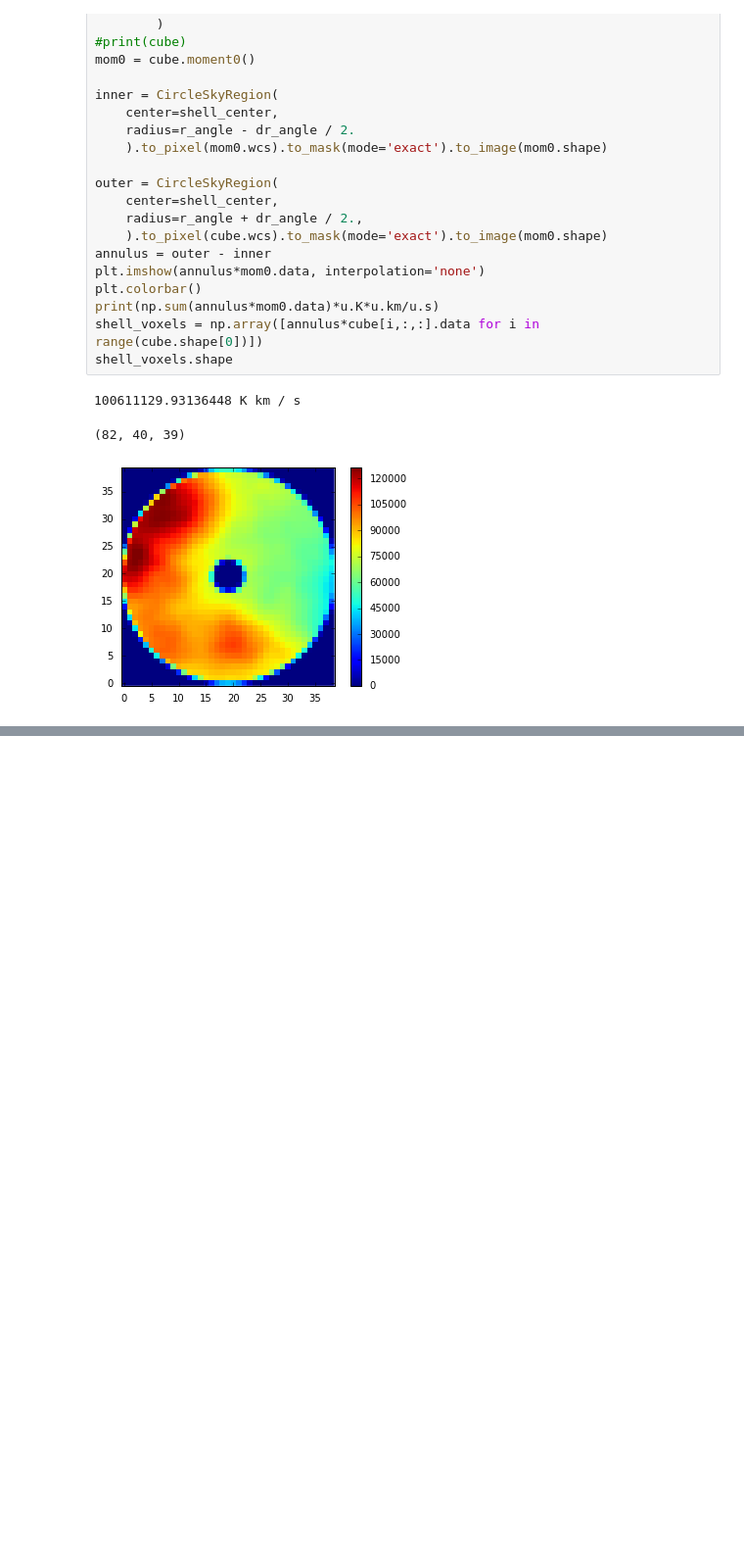
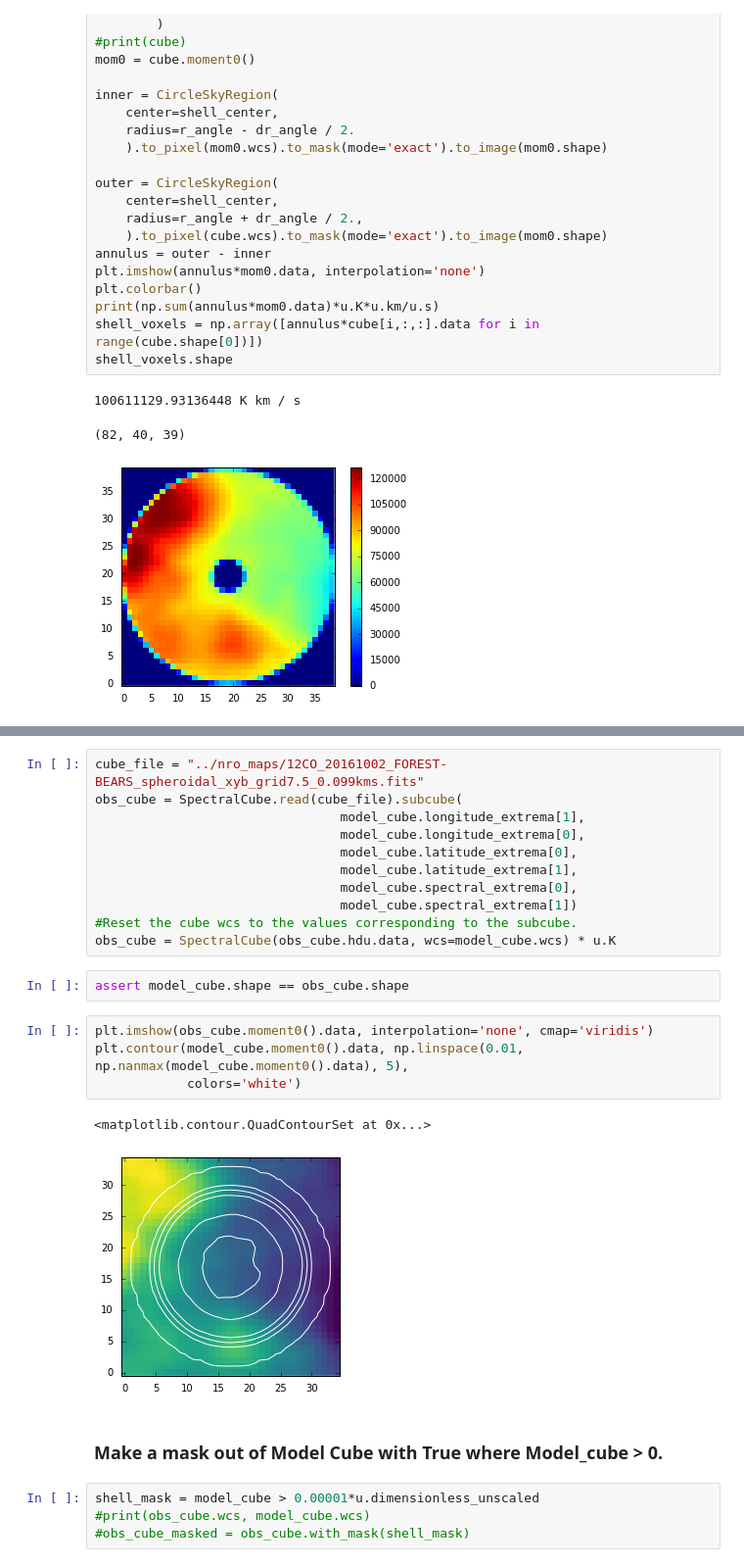
Before and after one commit to jrobbfed/carma, a Jupyter notebook: notebooks/Calculate Shell Mass, Momentum and Kinetic Energy.ipynb, the cells around one changed output, grey strips where cells are left out. Shown at 98% size. Cells and saved outputs as stored; diff of their text form; blank space fills up the shorter version.

Commit message:
Completed shell extraction method in notebook.

```diff
--- a/notebooks/Calculate Shell Mass, Momentum and Kinetic Energy.ipynb
+++ b/notebooks/Calculate Shell Mass, Momentum and Kinetic Energy.ipynb
@@ -91,0 +148,26 @@ def extract_shell(cube=None, ra=None, dec=None,
+# %%
+cube_file = "../nro_maps/12CO_20161002_FOREST-BEARS_spheroidal_xyb_grid7.5_0.099kms.fits"
+obs_cube = SpectralCube.read(cube_file).subcube(
+                                model_cube.longitude_extrema[1],
+                                model_cube.longitude_extrema[0],
+                                model_cube.latitude_extrema[0],
+                                model_cube.latitude_extrema[1],
+                                model_cube.spectral_extrema[0],
+                                model_cube.spectral_extrema[1])
+#Reset the cube wcs to the values corresponding to the subcube.
+obs_cube = SpectralCube(obs_cube.hdu.data, wcs=model_cube.wcs) * u.K
+# %%
+assert model_cube.shape == obs_cube.shape
+# %%
+plt.imshow(obs_cube.moment0().data, interpolation='none', cmap='viridis')
+plt.contour(model_cube.moment0().data, np.linspace(0.01, np.nanmax(model_cube.moment0().data), 5),
+            colors='white')
+# %% [output]
+<matplotlib.contour.QuadContourSet at 0x...>
+[figure, added]
+# %% [markdown]
+### Make a mask out of Model Cube with True where Model_cube > 0.
+# %%
+shell_mask = model_cube > 0.00001*u.dimensionless_unscaled
+#print(obs_cube.wcs, model_cube.wcs)
+#obs_cube_masked = obs_cube.with_mask(shell_mask)
```
Also changed, not shown: parts of 6 cells of this notebook, 1 other file.
